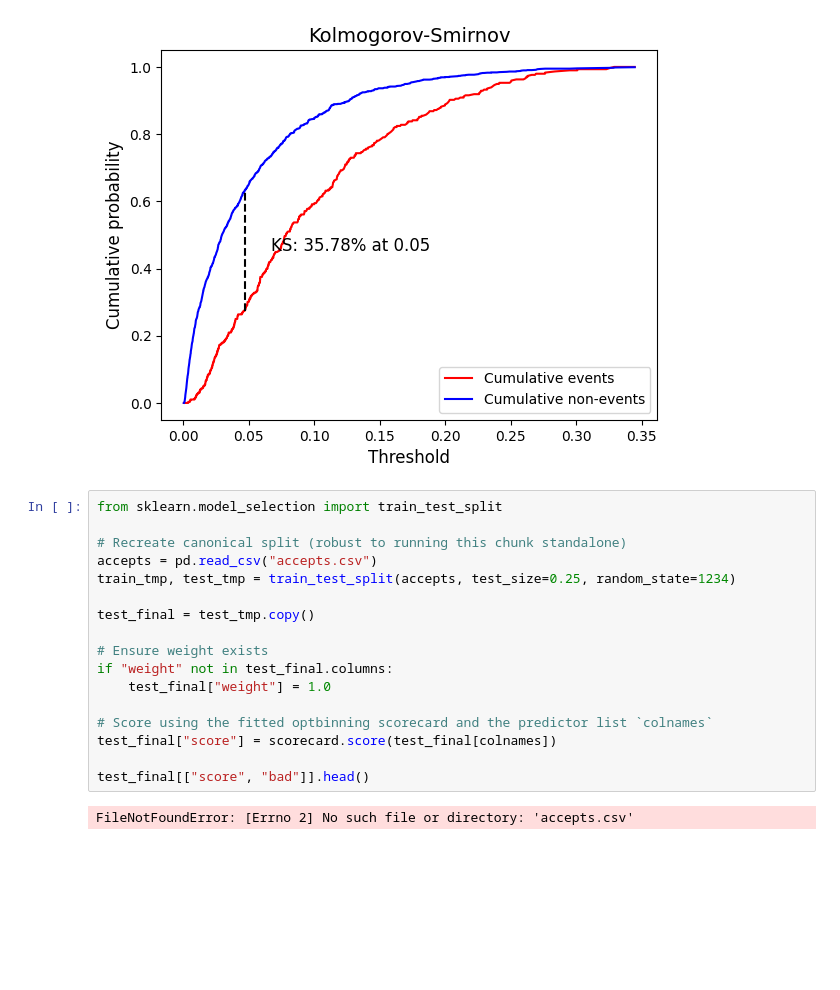
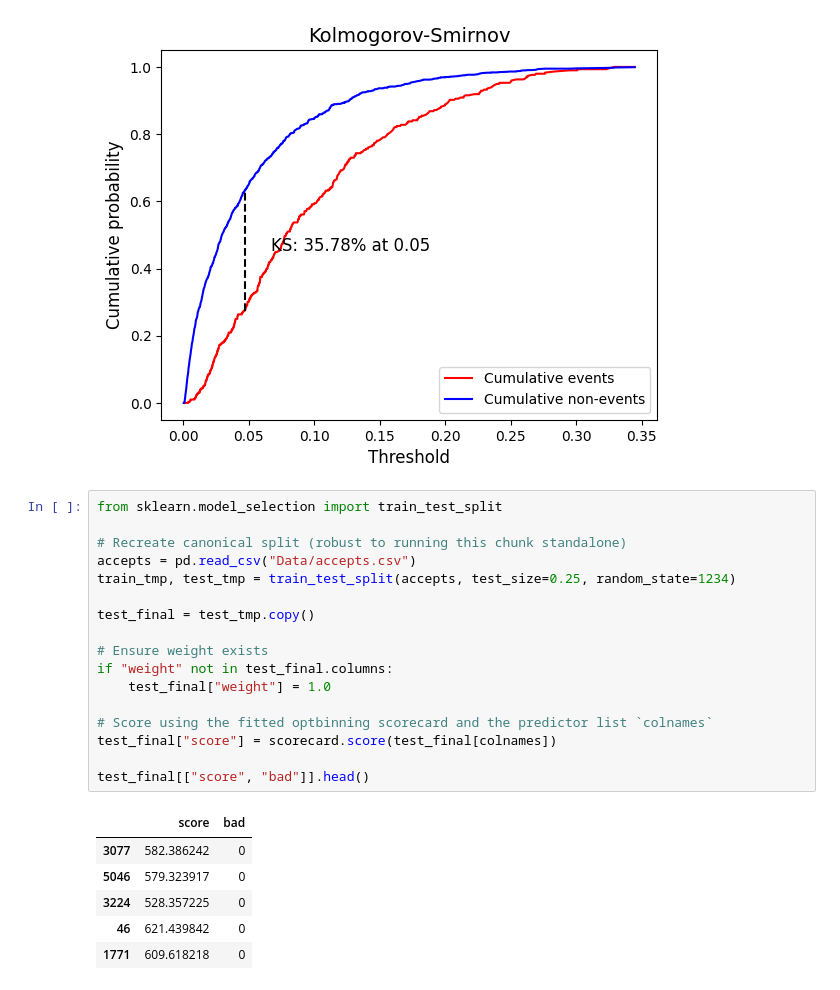
Before and after one commit to Kally-Kumnick/Financial-Analytics, a Jupyter notebook: CreatingCreditScorecard.ipynb, the cells around one changed output. Drawn from its saved outputs; the diff is of its cells as text; blank space fills up the shorter version.

```diff
--- a/CreatingCreditScorecard.ipynb
+++ b/CreatingCreditScorecard.ipynb
@@ -174,22 +174,27 @@ plt.show()
 # %%
 from sklearn.model_selection import train_test_split
 
 # Recreate canonical split (robust to running this chunk standalone)
-accepts = pd.read_csv("accepts.csv")
+accepts = pd.read_csv("Data/accepts.csv")
 train_tmp, test_tmp = train_test_split(accepts, test_size=0.25, random_state=1234)
 
 test_final = test_tmp.copy()
 
 # Ensure weight exists
 if "weight" not in test_final.columns:
     test_final["weight"] = 1.0
 
 # Score using the fitted optbinning scorecard and the predictor list `colnames`
 test_final["score"] = scorecard.score(test_final[colnames])
 
 test_final[["score", "bad"]].head()
 # %% [output]
-FileNotFoundError: [Errno 2] No such file or directory: 'accepts.csv'
+|  | score | bad |
+| 3077 | 582.386242 | 0 |
+| 5046 | 579.323917 | 0 |
+| 3224 | 528.357225 | 0 |
+| 46 | 621.439842 | 0 |
+| 1771 | 609.618218 | 0 |
 # %%
 good_weight = 4.75
 
```
Also changed, not shown: parts of 7 cells of this notebook, 9 other files.
